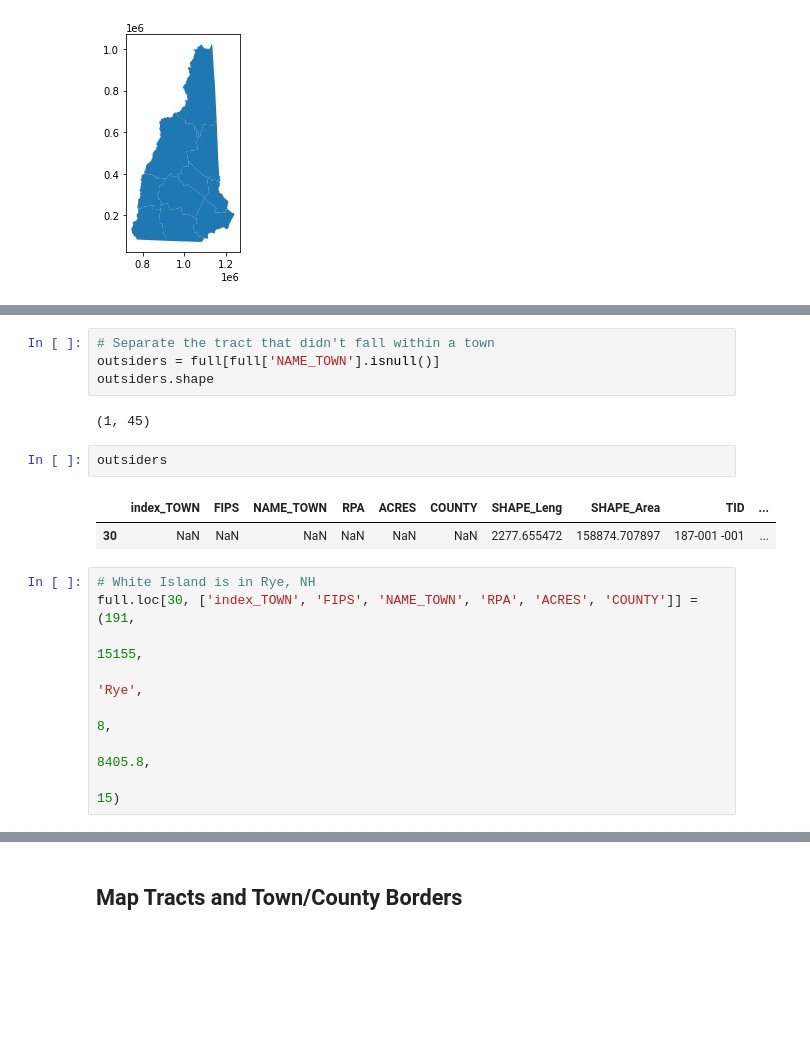
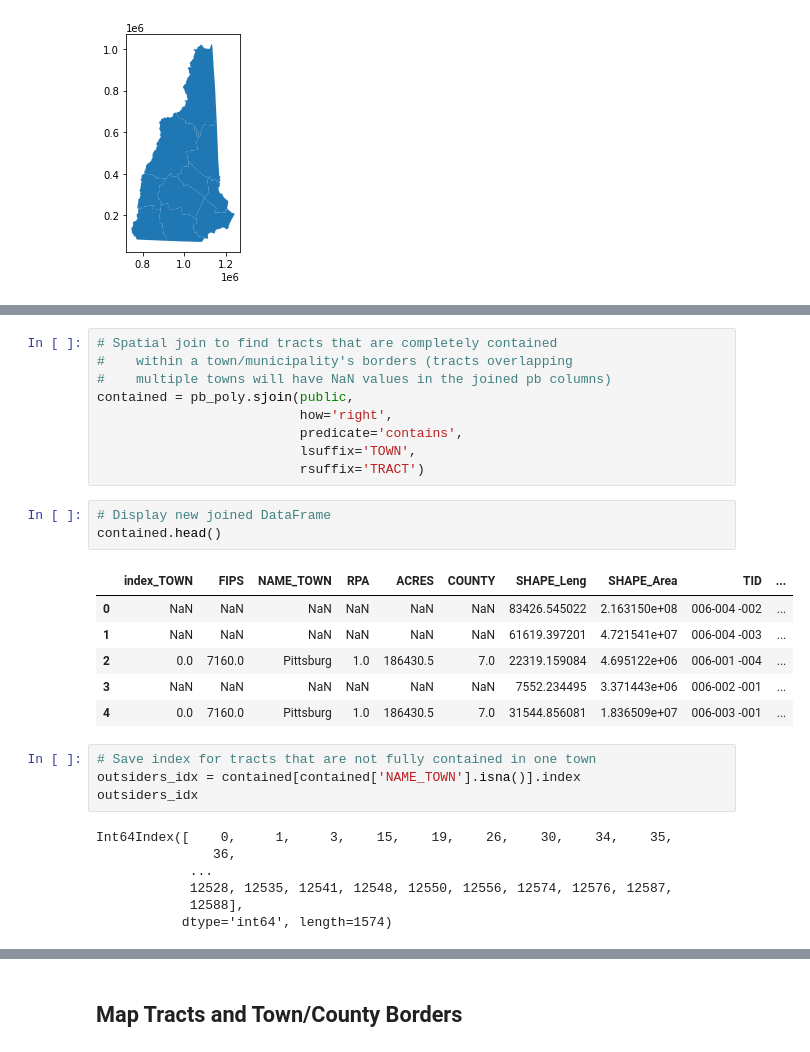
Before and after one commit to HKuz/Environmental_Mapping, a Jupyter notebook: Data_Extraction.ipynb, the cells around one changed output, grey strips where cells are left out. Saved outputs shown, nothing was run; the diff lists cells and outputs as text; blank space fills up the shorter version.

```diff
--- a/Data_Extraction.ipynb
+++ b/Data_Extraction.ipynb
@@ -437,19 +365,30 @@ full.tail()
-# %%
-# Separate the tract that didn't fall within a town
-outsiders = full[full['NAME_TOWN'].isnull()]
-outsiders.shape
-# %% [output]
-(1, 45)
-# %%
-outsiders
-# %% [output]
-|  | index_TOWN | FIPS | NAME_TOWN | RPA | ACRES | COUNTY | SHAPE_Leng | SHAPE_Area | TID | ... |
-| 30 | NaN | NaN | NaN | NaN | NaN | NaN | 2277.655472 | 158874.707897 | 187-001 -001 | ... |
-# %%
-# White Island is in Rye, NH
-full.loc[30, ['index_TOWN', 'FIPS', 'NAME_TOWN', 'RPA', 'ACRES', 'COUNTY']] = (191,
-                                                                               15155,
-                                                                               'Rye',
-                                                                               8,
-                                                                               8405.8,
-                                                                               15)
+# %%
+# Spatial join to find tracts that are completely contained
+#    within a town/municipality's borders (tracts overlapping
+#    multiple towns will have NaN values in the joined pb columns)
+contained = pb_poly.sjoin(public,
+                          how='right',
+                          predicate='contains',
+                          lsuffix='TOWN',
+                          rsuffix='TRACT')
+# %%
+# Display new joined DataFrame
+contained.head()
+# %% [output]
+|  | index_TOWN | FIPS | NAME_TOWN | RPA | ACRES | COUNTY | SHAPE_Leng | SHAPE_Area | TID | ... |
+| 0 | NaN | NaN | NaN | NaN | NaN | NaN | 83426.545022 | 2.163150e+08 | 006-004 -002 | ... |
+| 1 | NaN | NaN | NaN | NaN | NaN | NaN | 61619.397201 | 4.721541e+07 | 006-004 -003 | ... |
+| 2 | 0.0 | 7160.0 | Pittsburg | 1.0 | 186430.5 | 7.0 | 22319.159084 | 4.695122e+06 | 006-001 -004 | ... |
+| 3 | NaN | NaN | NaN | NaN | NaN | NaN | 7552.234495 | 3.371443e+06 | 006-002 -001 | ... |
+| 4 | 0.0 | 7160.0 | Pittsburg | 1.0 | 186430.5 | 7.0 | 31544.856081 | 1.836509e+07 | 006-003 -001 | ... |
+# %%
+# Save index for tracts that are not fully contained in one town
+outsiders_idx = contained[contained['NAME_TOWN'].isna()].index
+outsiders_idx
+# %% [output]
+Int64Index([    0,     1,     3,    15,    19,    26,    30,    34,    35,
+               36,
+            ...
+            12528, 12535, 12541, 12548, 12550, 12556, 12574, 12576, 12587,
+            12588],
+           dtype='int64', length=1574)
```
Also changed, not shown: parts of 37 cells of this notebook.
